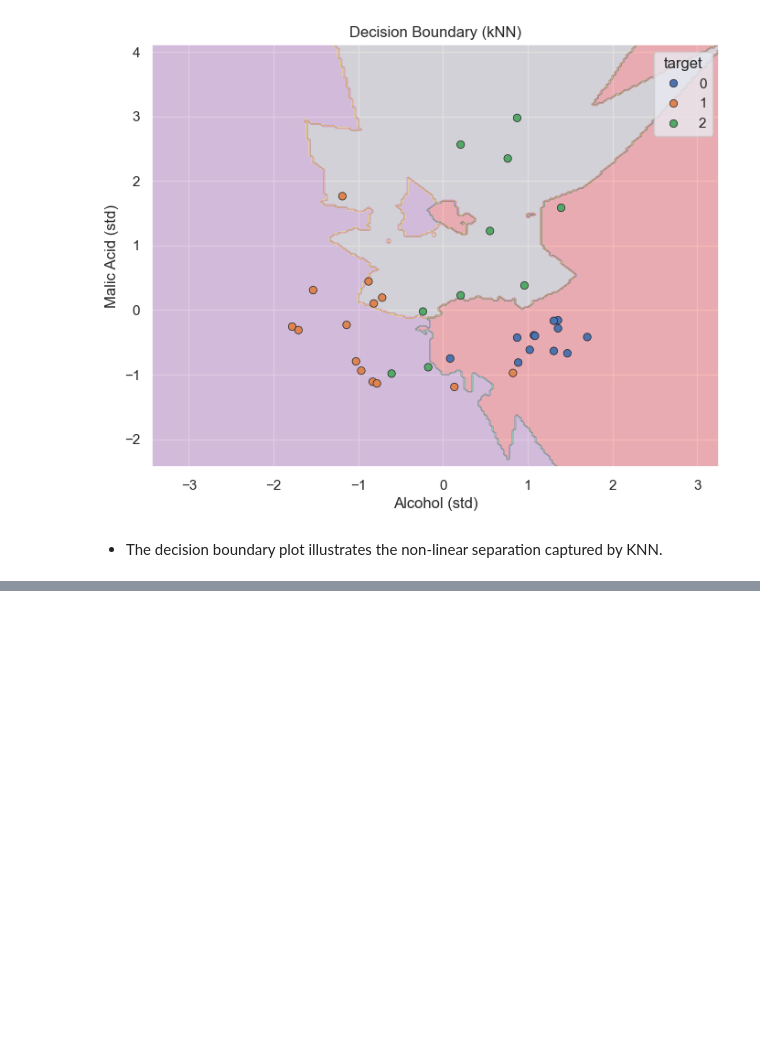
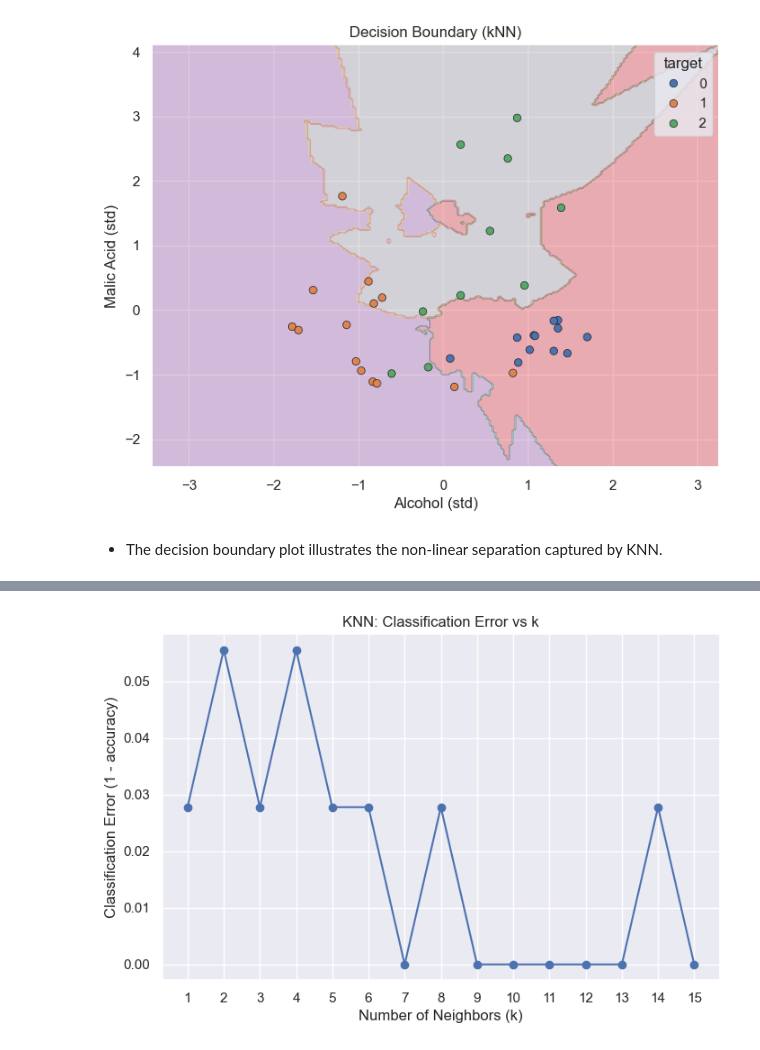
Before and after one commit to t0dd26/CMOR438-Spring-2025, a Jupyter notebook: Supervised ML/Classification/KNN.ipynb, the cells around one changed output, grey strips where cells are left out. Saved outputs shown, nothing was run; the diff lists cells and outputs as text; code cells hidden in the pictures; blank space fills up the shorter version.

```diff
--- a/Supervised ML/Classification/KNN.ipynb
+++ b/Supervised ML/Classification/KNN.ipynb
@@ -180,0 +185,22 @@ plt.show()
+# %%
+# Compute error rates for different values of k
+ks = list(range(1, 16))
+error_rates = []
+
+for k in ks:
+    knn_k = KNeighborsClassifier(n_neighbors=k, weights='uniform')
+    knn_k.fit(X_train, y_train)
+    y_pred_k = knn_k.predict(X_test)
+    error_rates.append(1 - accuracy_score(y_test, y_pred_k))
+
+# Plot
+plt.figure(figsize=(8,5))
+plt.plot(ks, error_rates, marker='o')
+plt.xlabel('Number of Neighbors (k)')
+plt.ylabel('Classification Error (1 - accuracy)')
+plt.title('KNN: Classification Error vs k')
+plt.xticks(ks)
+plt.grid(True)
+plt.show()
+# %% [output]
+[figure, added]
```
Also changed, not shown: parts of 2 cells of this notebook.
